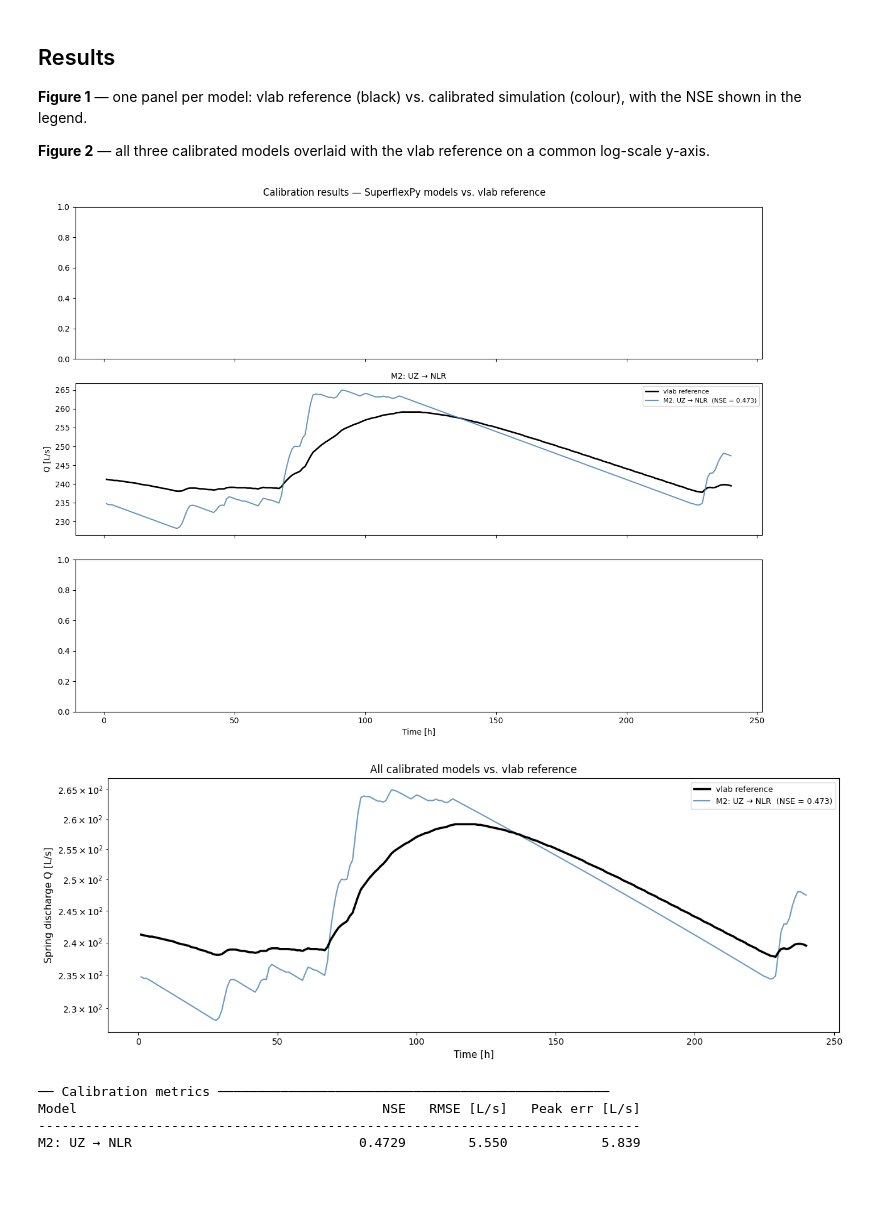
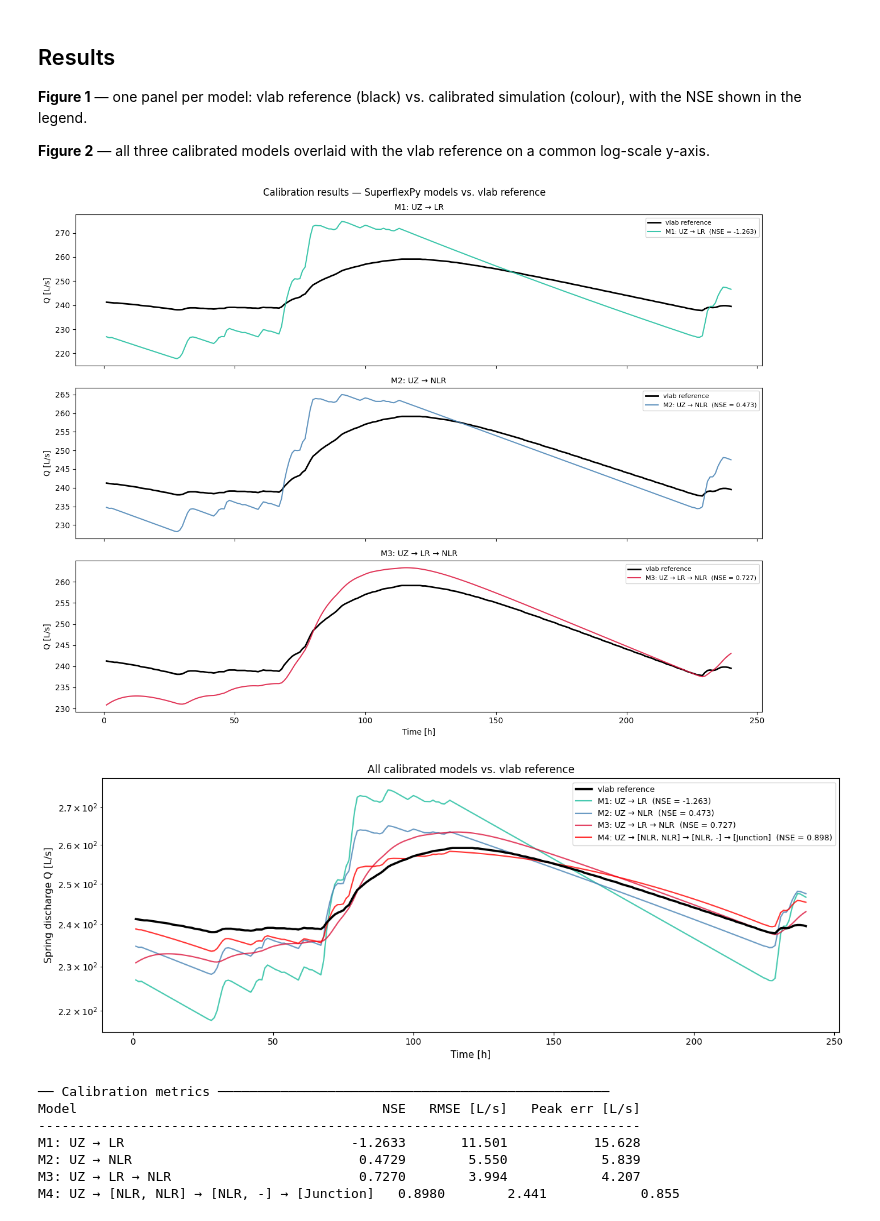
Before and after one commit to iGW-TU-Dresden/CFPy, a Jupyter notebook: vlab/examples/VLAB_06.ipynb, the cells around one changed output. Saved outputs shown, nothing was run; the diff lists cells and outputs as text; code cells hidden in the pictures; blank space fills up the shorter version.

```diff
--- a/vlab/examples/VLAB_06.ipynb
+++ b/vlab/examples/VLAB_06.ipynb
@@ -215,8 +216,8 @@ SuperflexPy imported successfully.
 # ── Numerical solver ──────────────────────────────────────────────────────────
 # A single approximator instance is shared across all elements because it
 # holds no internal state (it is purely a method object).
-root_finder  = PegasusPython(iter_max=100)
-approximator = ImplicitEulerPython(root_finder=root_finder)
+root_finder  = PegasusNumba(iter_max=100)
+approximator = ImplicitEulerNumba(root_finder=root_finder)
 
 # ── Unit conversion: mm/h → L/s ───────────────────────────────────────────────
 # The vlab default grid is 50 rows × 100 cols × 25 m × 25 m = 3 125 000 m².
@@ -472,17 +631,18 @@ simulation (colour), with the NSE shown in the legend.
 **Figure 2** — all three calibrated models overlaid with the vlab reference
 on a common log-scale y-axis.
 # %%
-MODEL_COLORS = {'M1': '#1abc9c', 'M2': 'steelblue', 'M3': 'crimson'}
+MODEL_COLORS = {'M1': '#1abc9c', 'M2': 'steelblue', 'M3': 'crimson', 'M4': 'red'}
 MODEL_LABELS = {
     'M1': 'M1: UZ → LR',
     'M2': 'M2: UZ → NLR',
     'M3': 'M3: UZ → LR → NLR',
+    'M4': 'M4: UZ → [NLR, NLR] → [NLR, -] → [Junction]',
 }
 
 # ── Figure 1: three-panel individual comparison ───────────────────────────────
 fig1, axes = plt.subplots(3, 1, figsize=(13, 10), sharex=True)
 
-for ax, key, Q_cal in zip(axes, ['M1', 'M2', 'M3'], [Q_cal1, Q_cal2, Q_cal3]):
+for ax, key, Q_cal in zip(axes, ['M1', 'M2', 'M3', 'M4'], [Q_cal1, Q_cal2, Q_cal3, Q_cal4]):
     if Q_cal is None:
         continue
     nse_val = nse(Q_ref_Ls, Q_cal)
@@ -490,36 +650,36 @@ for ax, key, Q_cal in zip(axes, ['M1', 'M2', 'M3'], [Q_cal1, Q_cal2, Q_cal3]):
     ax.plot(t_hours, Q_cal, color=MODEL_COLORS[key], lw=1.5, alpha=0.85,
             label=f"{MODEL_LABELS[key]}  (NSE = {nse_val:.3f})")
     ax.set_ylabel('Q [L/s]')
     ax.set_title(MODEL_LABELS[key], fontsize=10)
     ax.legend(fontsize=8)
 
 axes[-1].set_xlabel('Time [h]')
 plt.suptitle('Calibration results — SuperflexPy models vs. vlab reference', fontsize=12)
 plt.tight_layout()
 plt.show()
 
 
 # ── Figure 2: combined overlay (log scale) ────────────────────────────────────
 fig2, ax2 = plt.subplots(figsize=(13, 5))
 
 ax2.plot(t_hours, Q_ref_Ls, color='black', lw=2.5, zorder=10, label='vlab reference')
-for key, Q_cal in zip(['M1', 'M2', 'M3'], [Q_cal1, Q_cal2, Q_cal3]):
+for key, Q_cal in zip(['M1', 'M2', 'M3', 'M4'], [Q_cal1, Q_cal2, Q_cal3, Q_cal4]):
     if Q_cal is None:
         continue
     nse_val = nse(Q_ref_Ls, Q_cal)
     ax2.plot(t_hours, Q_cal, color=MODEL_COLORS[key], lw=1.5, alpha=0.8,
              label=f"{MODEL_LABELS[key]}  (NSE = {nse_val:.3f})")
 
 ax2.set_yscale('log')
 ax2.set_xlabel('Time [h]', fontsize=11)
 ax2.set_ylabel('Spring discharge Q [L/s]', fontsize=11)
 ax2.set_title('All calibrated models vs. vlab reference', fontsize=12)
 ax2.legend(fontsize=9)
 plt.tight_layout()
 plt.show()
 # %% [output]
-[figure, old version]
+[figure, new version]
-[figure, old version]
+[figure, new version]
 # %%
 def rmse(Q_obs, Q_sim):
     return float(np.sqrt(np.mean((Q_obs - Q_sim) ** 2)))
@@ -534,6 +694,7 @@ for key, label, Q_cal in [
     ('M1', MODEL_LABELS['M1'], Q_cal1),
     ('M2', MODEL_LABELS['M2'], Q_cal2),
     ('M3', MODEL_LABELS['M3'], Q_cal3),
+    ('M4', MODEL_LABELS['M4'], Q_cal4),
 ]:
     if Q_cal is None:
         continue
@@ -545,4 +706,7 @@ for key, label, Q_cal in [
 ── Calibration metrics ──────────────────────────────────────────────────
 Model                                       NSE   RMSE [L/s]   Peak err [L/s]
 -----------------------------------------------------------------------------
+M1: UZ → LR                             -1.2633       11.501           15.628
 M2: UZ → NLR                             0.4729        5.550            5.839
+M3: UZ → LR → NLR                        0.7270        3.994            4.207
+M4: UZ → [NLR, NLR] → [NLR, -] → [Junction]   0.8980        2.441            0.855
```
Also changed, not shown: parts of 7 cells of this notebook.
